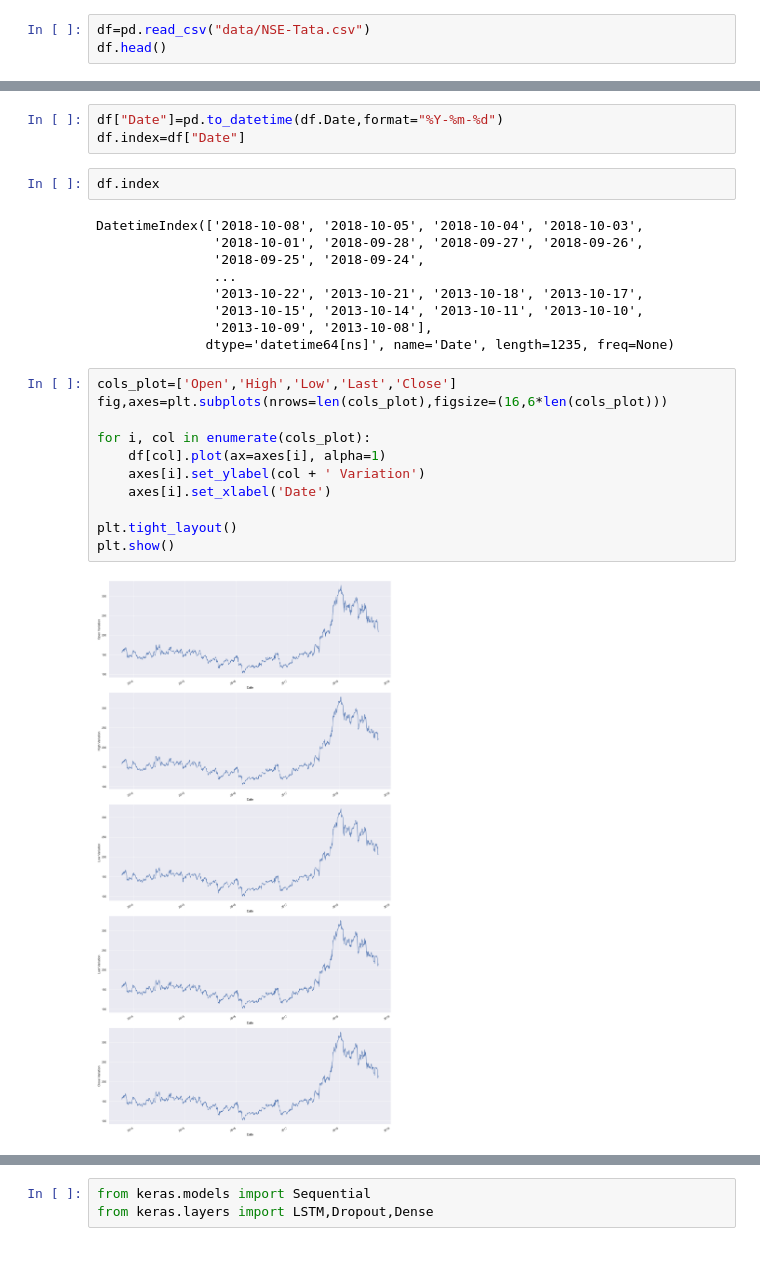
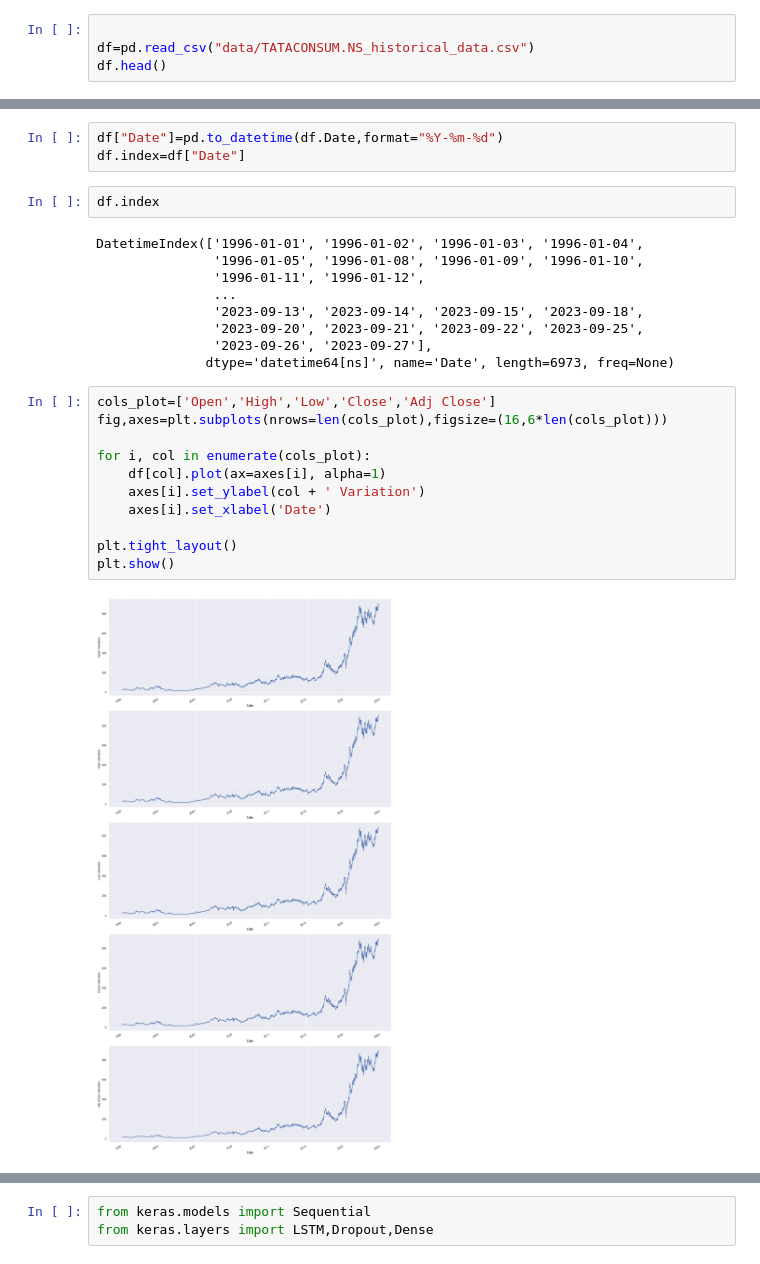
Before and after one commit to sm-sourabh/Stock-Price-Forecasting-LSTM, a Jupyter notebook: stock_pred.ipynb, the cells around one changed output, grey strips where cells are left out. Drawn from its saved outputs; the diff is of its cells as text.

```diff
--- a/stock_pred.ipynb
+++ b/stock_pred.ipynb
@@ -12,6 +30,7 @@ rcParams['figure.figsize']=20,10
 from sklearn.preprocessing import MinMaxScaler
 scaler=MinMaxScaler(feature_range=(0,1))
 # %%
-df=pd.read_csv("data/NSE-Tata.csv")
+
+df=pd.read_csv("data/TATACONSUM.NS_historical_data.csv")
 df.head()
 # %% [output]
@@ -85,27 +100,27 @@ df.index=df["Date"]
 # %%
 df.index
 # %% [output]
-DatetimeIndex(['2018-10-08', '2018-10-05', '2018-10-04', '2018-10-03',
-               '2018-10-01', '2018-09-28', '2018-09-27', '2018-09-26',
-               '2018-09-25', '2018-09-24',
+DatetimeIndex(['1996-01-01', '1996-01-02', '1996-01-03', '1996-01-04',
+               '1996-01-05', '1996-01-08', '1996-01-09', '1996-01-10',
+               '1996-01-11', '1996-01-12',
                ...
-               '2013-10-22', '2013-10-21', '2013-10-18', '2013-10-17',
-               '2013-10-15', '2013-10-14', '2013-10-11', '2013-10-10',
-               '2013-10-09', '2013-10-08'],
-              dtype='datetime64[ns]', name='Date', length=1235, freq=None)
+               '2023-09-13', '2023-09-14', '2023-09-15', '2023-09-18',
+               '2023-09-20', '2023-09-21', '2023-09-22', '2023-09-25',
+               '2023-09-26', '2023-09-27'],
+              dtype='datetime64[ns]', name='Date', length=6973, freq=None)
 # %%
-cols_plot=['Open','High','Low','Last','Close']
+cols_plot=['Open','High','Low','Close','Adj Close']
 fig,axes=plt.subplots(nrows=len(cols_plot),figsize=(16,6*len(cols_plot)))
 
 for i, col in enumerate(cols_plot):
     df[col].plot(ax=axes[i], alpha=1)
     axes[i].set_ylabel(col + ' Variation')
     axes[i].set_xlabel('Date')
 
 plt.tight_layout()
 plt.show()
 # %% [output]
-[figure, old version]
+[figure, new version]
 # %%
 df.head()
 # %% [output]
```
Also changed, not shown: parts of 41 cells of this notebook, 4 other files.
